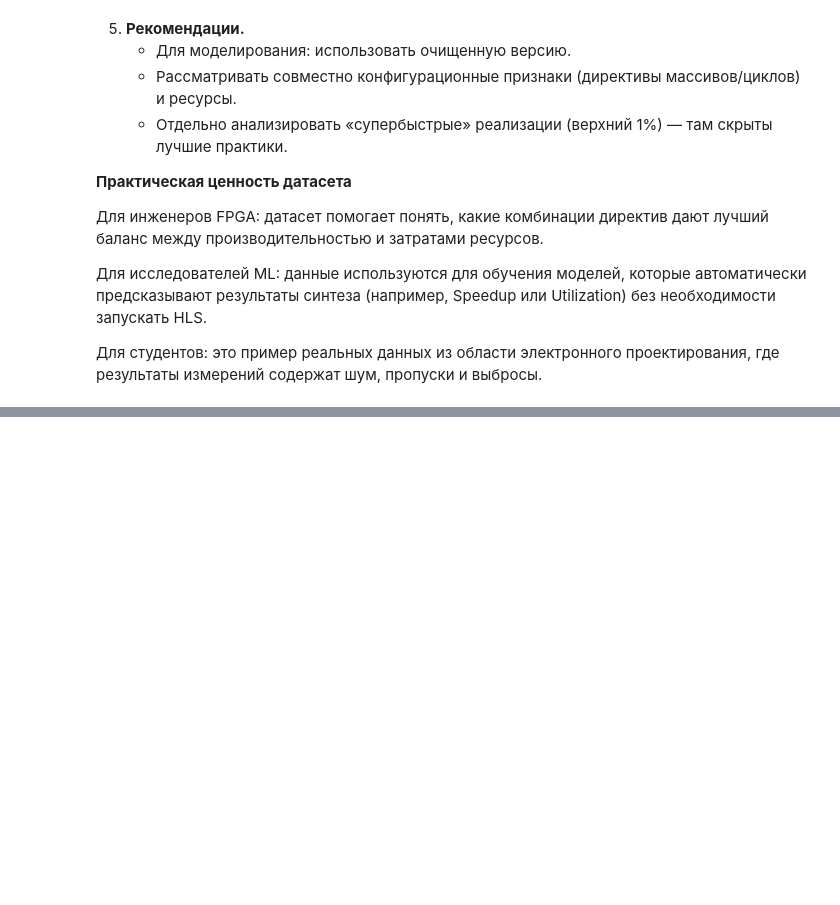
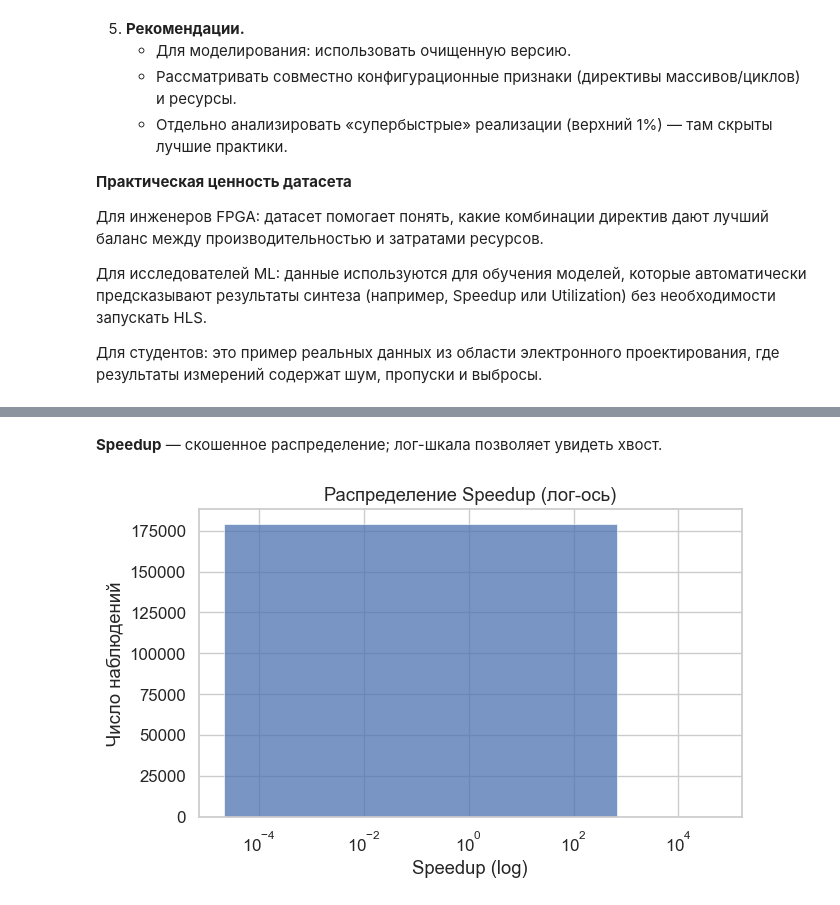
Before and after one commit to acierra/High-Level-Synthesis-Dataset, a Jupyter notebook: notebook/EDA.ipynb, the cells around one changed output, grey strips where cells are left out. Drawn from its saved outputs; the diff is of its cells as text; code cells hidden in the pictures; blank space fills up the shorter version.

```diff
--- a/notebook/EDA.ipynb
+++ b/notebook/EDA.ipynb
@@ -464,0 +501,14 @@ display(df_clean.head(10))
+# %% [markdown]
+**Speedup** — скошенное распределение; лог-шкала позволяет увидеть хвост.
+# %%
+if "Speedup" in df.columns:
+    s = df.loc[df["Speedup"]>0, "Speedup"].dropna()
+    if not s.empty:
+        plt.figure(figsize=(7,4))
+        sns.histplot(s, bins=80)
+        plt.xscale("log")
+        plt.title("Распределение Speedup (лог-ось)")
+        plt.xlabel("Speedup (log)"); plt.ylabel("Число наблюдений")
+        plt.show()
+# %% [output]
+[figure, added]
```
Also changed, not shown: parts of 14 cells of this notebook, 9 other files.
